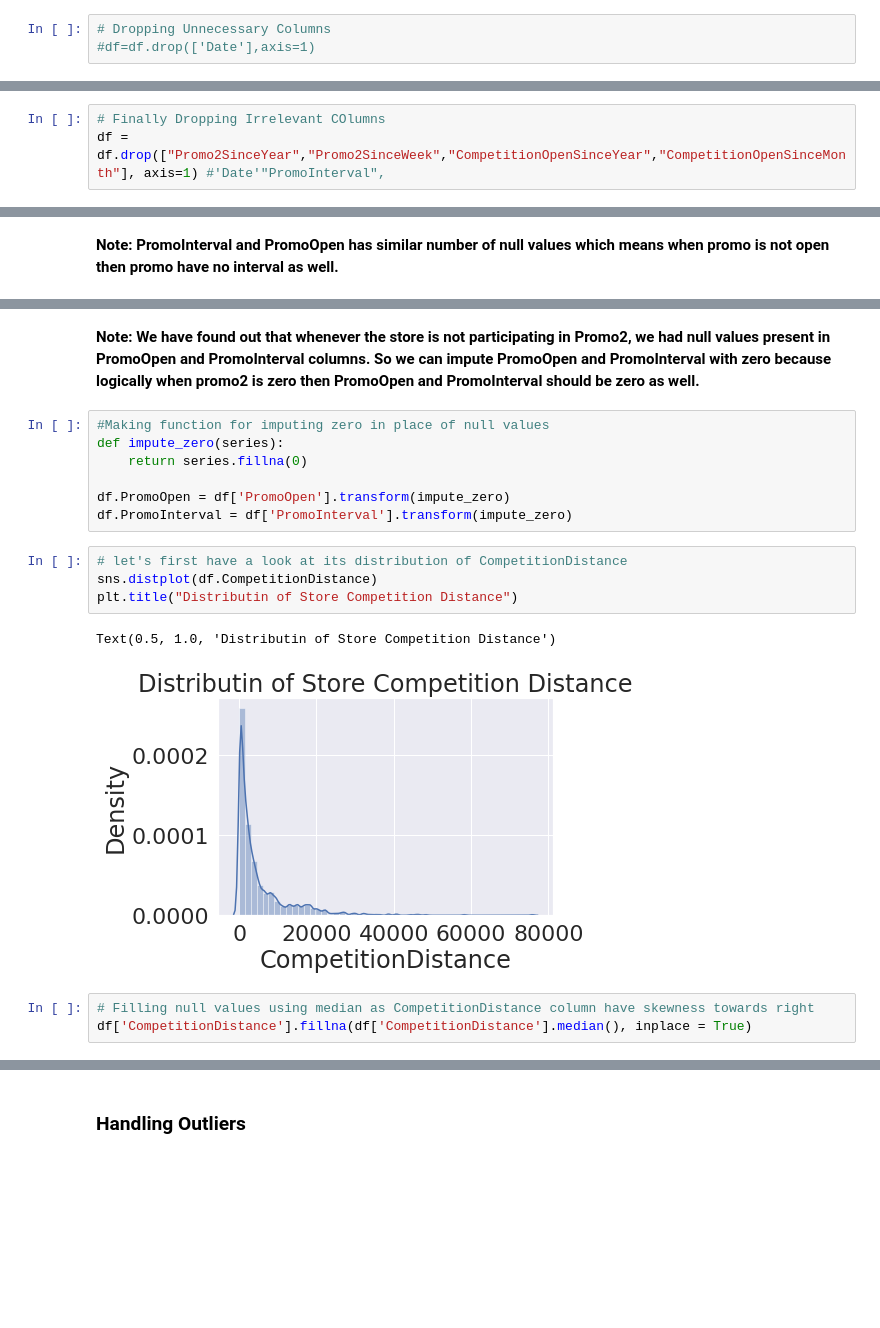
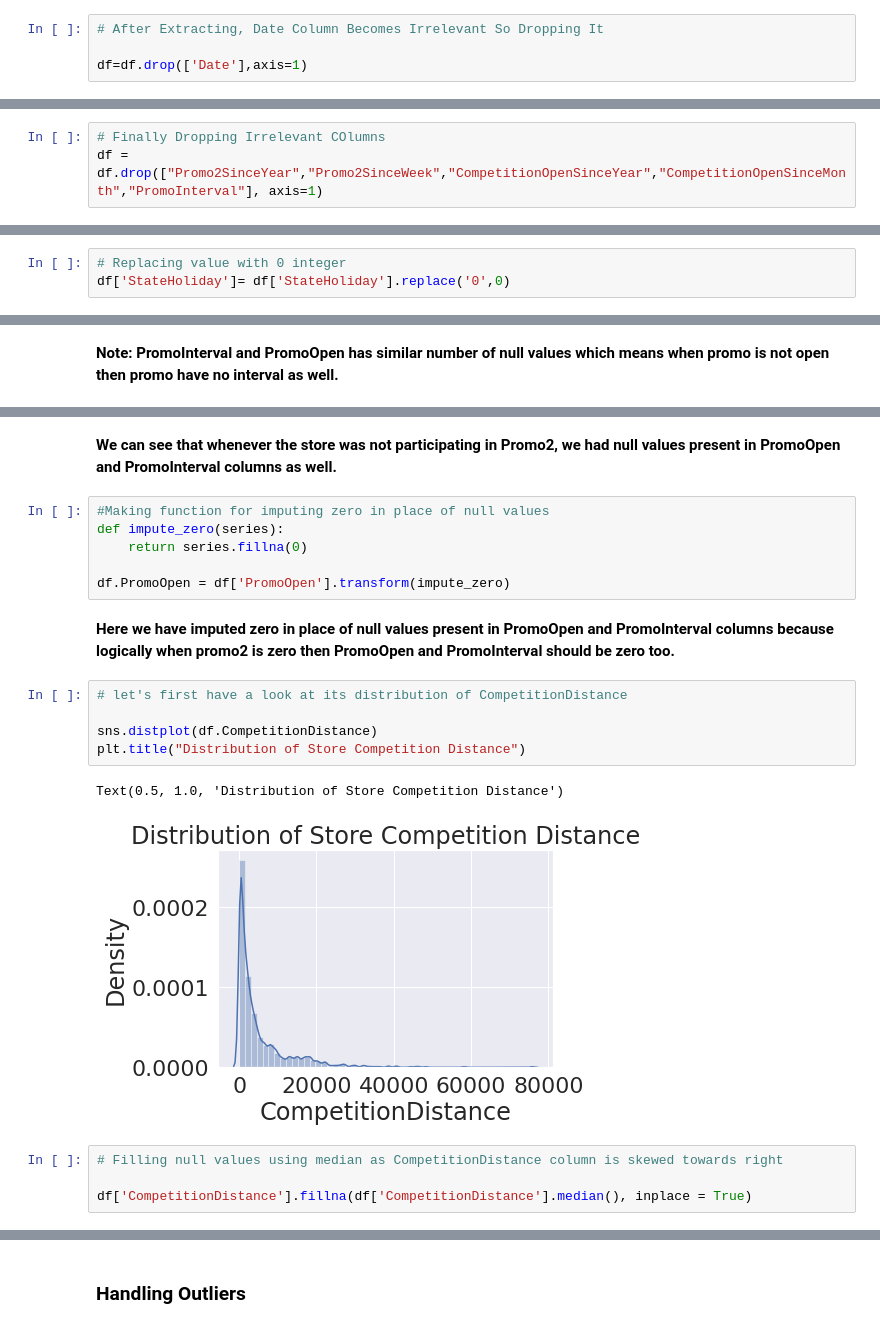
Before and after one commit to RajaChowdhury/Retail-Sales-Prediction, a Jupyter notebook: Colab_Notebook_Rossmann_Sales_Prediction_Raja_Chowdhury.ipynb, the cells around one changed output, grey strips where cells are left out. Cells and saved outputs as stored; diff of their text form; blank space fills up the shorter version.

```diff
--- a/Colab_Notebook_Rossmann_Sales_Prediction_Raja_Chowdhury.ipynb
+++ b/Colab_Notebook_Rossmann_Sales_Prediction_Raja_Chowdhury.ipynb
@@ -403,6 +408,7 @@ memory usage: 186.3+ MB
 # %%
-# Dropping Unnecessary Columns
-#df=df.drop(['Date'],axis=1)
+# After Extracting, Date Column Becomes Irrelevant So Dropping It
+
+df=df.drop(['Date'],axis=1)
 # %% [markdown]
 ### **Combining And Creating columns**
 # %% [markdown]
@@ -493,4 +513,4 @@ df.loc[df["CompetitionOpen"]<0, "CompetitionOpen" ] = 0
 **Here CompetitionOpen column has figures in negative which indicates that the store do not have any competition. So we have replace those negative figures with zero**.
 # %%
 # Finally Dropping Irrelevant COlumns
-df = df.drop(["Promo2SinceYear","Promo2SinceWeek","CompetitionOpenSinceYear","CompetitionOpenSinceMonth"], axis=1) #'Date'"PromoInterval",
+df = df.drop(["Promo2SinceYear","Promo2SinceWeek","CompetitionOpenSinceYear","CompetitionOpenSinceMonth","PromoInterval"], axis=1)
@@ -496,0 +536,3 @@ df = df.drop(["Promo2SinceYear","Promo2SinceWeek","CompetitionOpenSinceYear","Co
+# %%
+# Replacing value with 0 integer
+df['StateHoliday']= df['StateHoliday'].replace('0',0)
@@ -584,21 +617,24 @@ df[df["Promo2"]==0].sample(10)
+# %% [markdown]
+**We can see that whenever the store was not participating in Promo2, we had null values present in PromoOpen and PromoInterval columns as well.**
+# %%
+#Making function for imputing zero in place of null values
+def impute_zero(series):
+    return series.fillna(0)
+
+df.PromoOpen = df['PromoOpen'].transform(impute_zero)
 # %% [markdown]
-**Note: We have found out that whenever the store is not participating in Promo2, we had null values present in PromoOpen and PromoInterval columns. So we can impute PromoOpen and PromoInterval with zero because logically when promo2 is zero then PromoOpen and PromoInterval should be zero as well.**
+**Here we have imputed zero in place of null values present in PromoOpen and PromoInterval columns because logically when promo2 is zero then PromoOpen and PromoInterval should be zero too.**
-# %%
-#Making function for imputing zero in place of null values
-def impute_zero(series):
-    return series.fillna(0)
-
-df.PromoOpen = df['PromoOpen'].transform(impute_zero)
-df.PromoInterval = df['PromoInterval'].transform(impute_zero)
 # %%
 # let's first have a look at its distribution of CompetitionDistance
+
 sns.distplot(df.CompetitionDistance)
-plt.title("Distributin of Store Competition Distance")
+plt.title("Distribution of Store Competition Distance")
 # %% [output]
-Text(0.5, 1.0, 'Distributin of Store Competition Distance')
+Text(0.5, 1.0, 'Distribution of Store Competition Distance')
-[figure, old version]
+[figure, new version]
 # %%
-# Filling null values using median as CompetitionDistance column have skewness towards right
+# Filling null values using median as CompetitionDistance column is skewed towards right
+
 df['CompetitionDistance'].fillna(df['CompetitionDistance'].median(), inplace = True)
 # %%
 # Filling null values using mode as CompetitionOpen column is made by combining the two categorical columns
```
Also changed, not shown: parts of 118 cells of this notebook.
